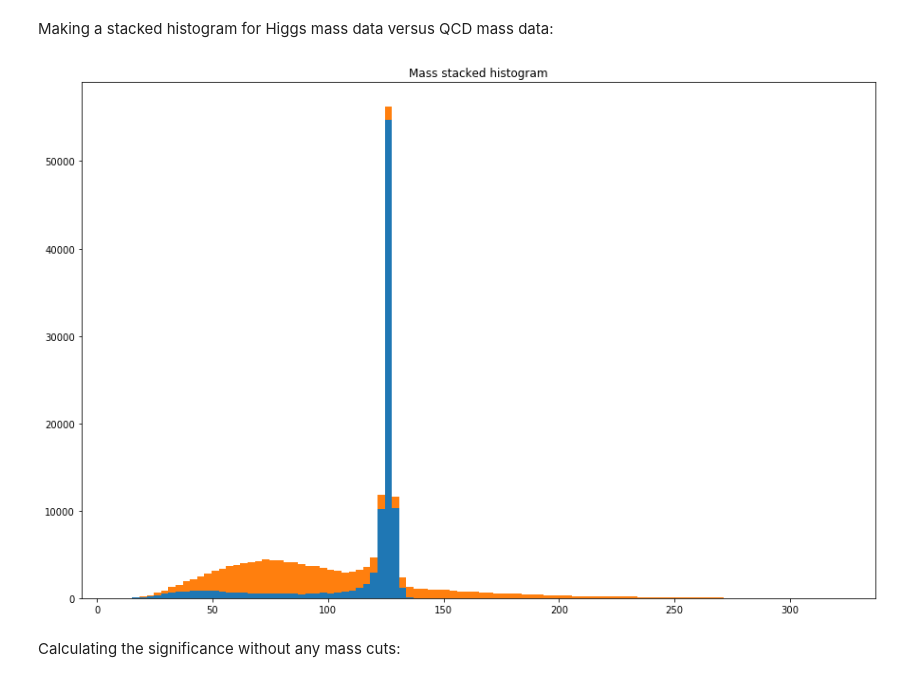
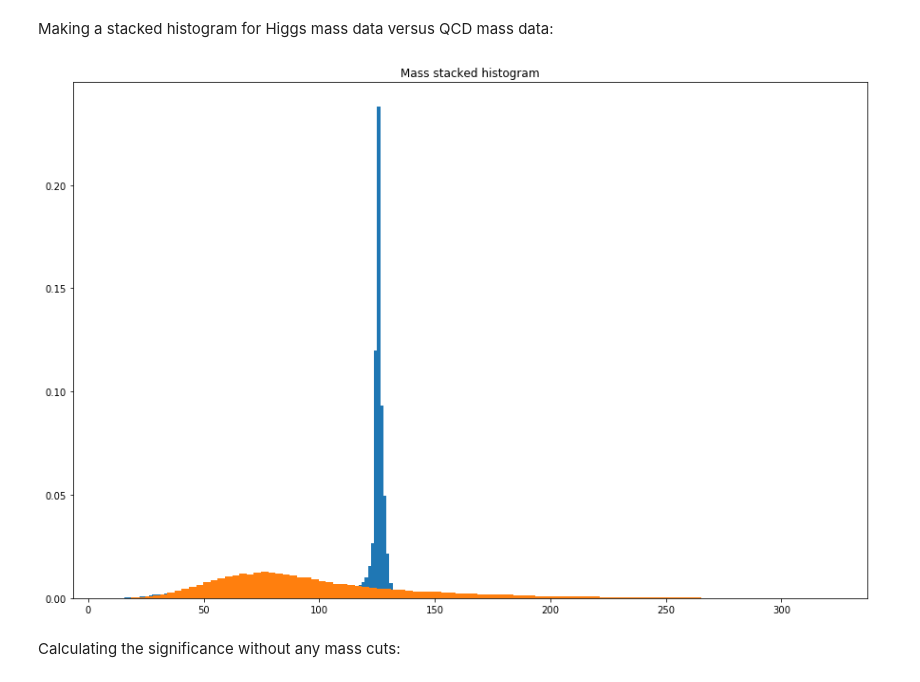
Before and after one commit to nroth12uw/Lab1_PHYS434, a Jupyter notebook: Lab7.ipynb, the cells around one changed output. Drawn from its saved outputs; the diff is of its cells as text; code cells hidden in the pictures.

```diff
--- a/Lab7.ipynb
+++ b/Lab7.ipynb
@@ -34,10 +34,11 @@ Index(['pt', 'eta', 'phi', 'mass', 'ee2', 'ee3', 'd2', 'angularity', 't1',
 # %% [markdown]
 Making a stacked histogram for Higgs mass data versus QCD mass data:
 # %%
-plt.hist([higgs_data['mass'], qcd_data['mass']], 100, stacked=True)
+plt.hist(higgs_data['mass'], 100, density=True)
+plt.hist(qcd_data['mass'], 100, density=True)
 plt.title('Mass stacked histogram')
 plt.show()
 # %% [output]
-[figure, old version]
+[figure, new version]
 # %%
 higgs_temp = higgs_data['mass'].values
```
Also changed, not shown: parts of 10 cells of this notebook.
